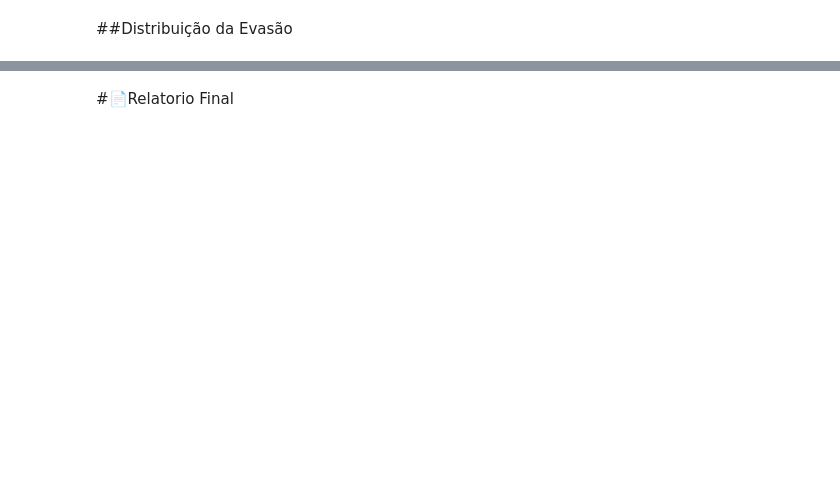
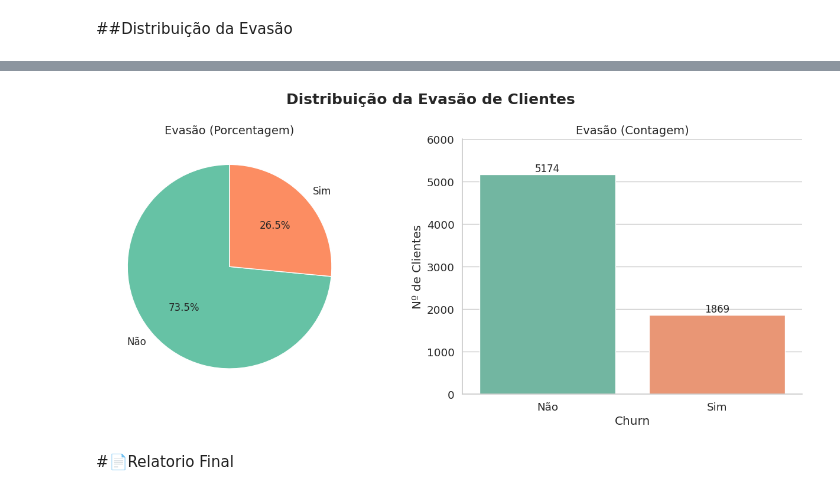
Before and after one commit to rodrigosergiosilva/challenge-telecom-x, a Jupyter notebook: TelecomX_BR.ipynb, the cells around one changed output, grey strips where cells are left out. Drawn from its saved outputs; the diff is of its cells as text; code cells hidden in the pictures; blank space fills up the shorter version.

Commit message:
Carga e Análise (L - Load & Analysis) - Distribuição da Evasão

```diff
--- a/TelecomX_BR.ipynb
+++ b/TelecomX_BR.ipynb
@@ -345,2 +333,52 @@ fig.show()
+# %%
+# Aplica o estilo visual do seaborn
+sns.set(style='whitegrid', palette='pastel', font_scale=1.2)
+
+# Cria figura com 2 subplots lado a lado
+fig, axs = plt.subplots(1, 2, figsize=(13, 6))
+fig.subplots_adjust(hspace=0.5, wspace=0.3)
+fig.suptitle('Distribuição da Evasão de Clientes', fontsize=18, fontweight='bold')
+
+# Conta a quantidade de churn (0 = Não, 1 = Sim)
+churn_counts = df_dados_normalizados['Churn'].map({0: 'Não', 1: 'Sim'}).value_counts()
+#churn_labels = churn_counts.index.tolist()
+churn_labels = churn_counts.index
+
+# Cores personalizadas
+cores = sns.color_palette("Set2")
+
+# Gráfico de pizza (à esquerda)
+axs[0].pie(
+    churn_counts,
+    labels=churn_labels,
+    autopct='%1.1f%%',
+    startangle=90,
+    colors=cores,
+    textprops={'fontsize': 12}
+)
+axs[0].set_title('Evasão (Porcentagem)', fontsize=14)
+
+# Gráfico de barras (à direita)
+sns.barplot(x=churn_labels, y=churn_counts.values, ax=axs[1], hue= churn_labels, palette=cores[:2])
+axs[1].set_title('Evasão (Contagem)', fontsize=14)
+axs[1].set_xlabel('Churn')
+axs[1].set_ylabel('Nº de Clientes')
+axs[1].set_ylim(0,6000)
+
+# Adiciona valores no topo de cada barra
+for i, valor in enumerate(churn_counts.values):
+    axs[1].text(i, valor + 5, str(valor), ha='center', va='bottom', fontsize=12)
+
+# Remove bordas desnecessárias no gráfico de barras
+sns.despine()
+
+# Salva a figura com boa resolução
+plt.savefig('distribuicao_evasao.png', dpi=300, bbox_inches='tight')
+
+# Exibe os gráficos
+plt.tight_layout()
+plt.show()
+# %% [output]
+[figure, added]
 # %% [markdown]
 #📄Relatorio Final
```
Also changed, not shown: parts of 3 cells of this notebook.
